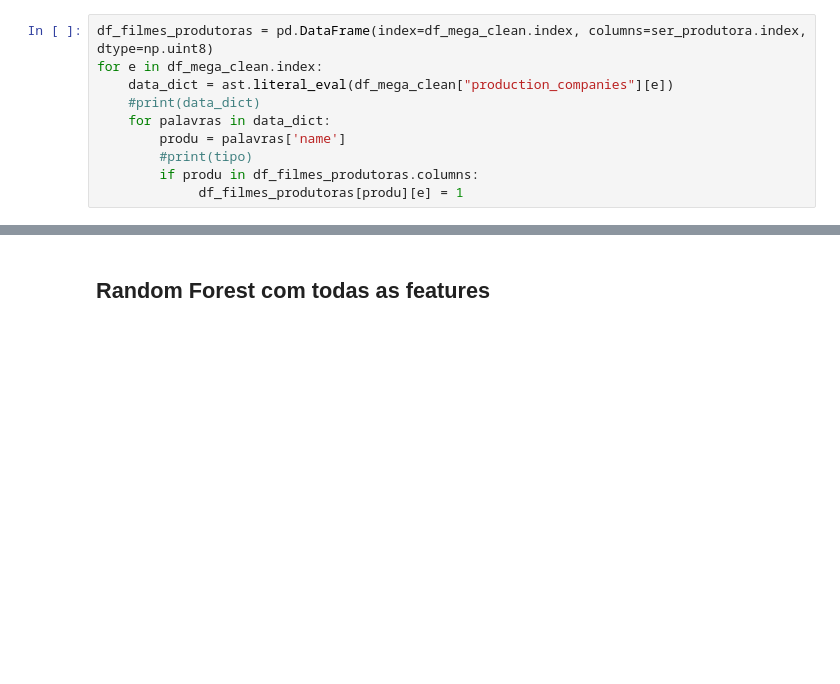
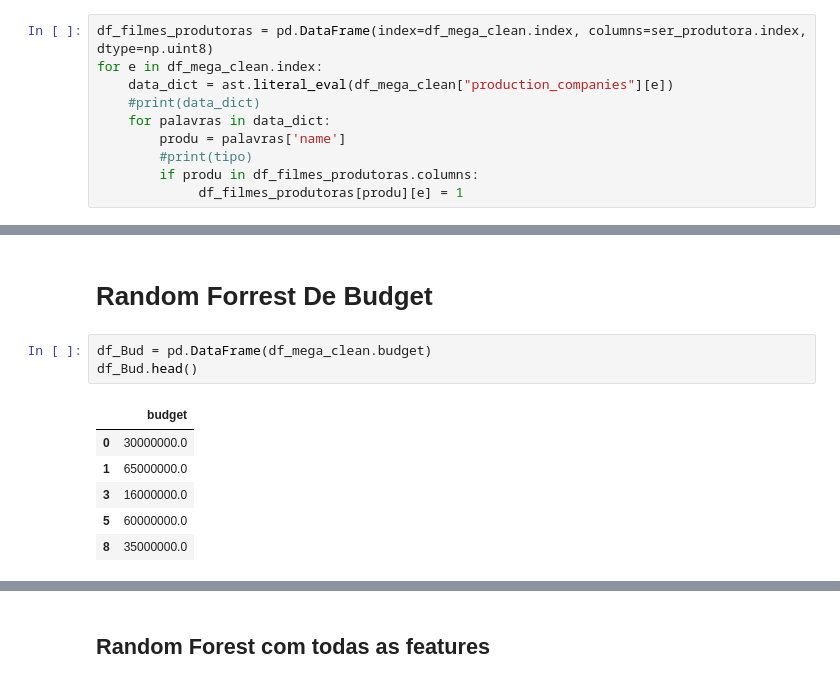
Before and after one commit to joaogcfa/Classificador_de_Filmes, a Jupyter notebook: P3_Jup_inicial1.ipynb, the cells around one changed output, grey strips where cells are left out. Saved outputs shown, nothing was run; the diff lists cells and outputs as text; blank space fills up the shorter version.

```diff
--- a/P3_Jup_inicial1.ipynb
+++ b/P3_Jup_inicial1.ipynb
@@ -353,0 +490,12 @@ model.score(X3_test,Y3_test)
+# %% [markdown]
+# Random Forrest De Budget
+# %%
+df_Bud = pd.DataFrame(df_mega_clean.budget)
+df_Bud.head()
+# %% [output]
+|  | budget |
+| 0 | 30000000.0 |
+| 1 | 65000000.0 |
+| 3 | 16000000.0 |
+| 5 | 60000000.0 |
+| 8 | 35000000.0 |
```
Also changed, not shown: parts of 38 cells of this notebook.
